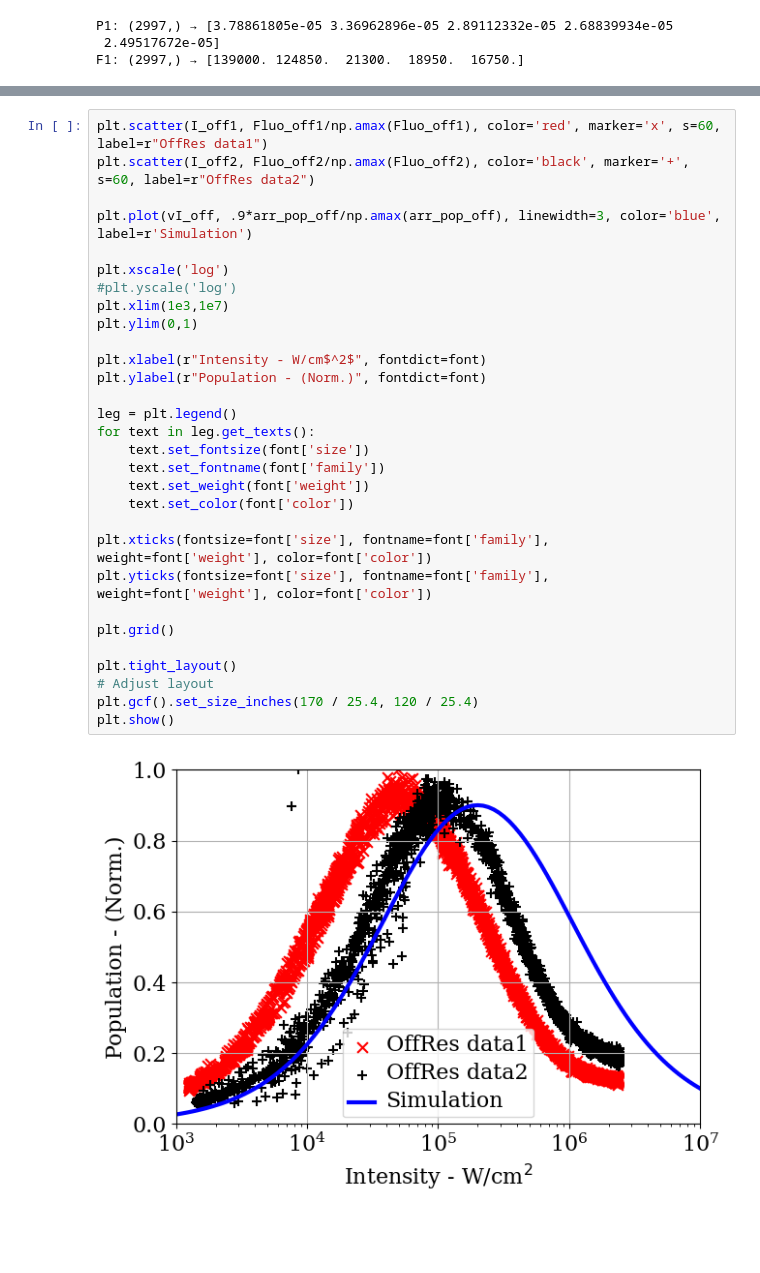
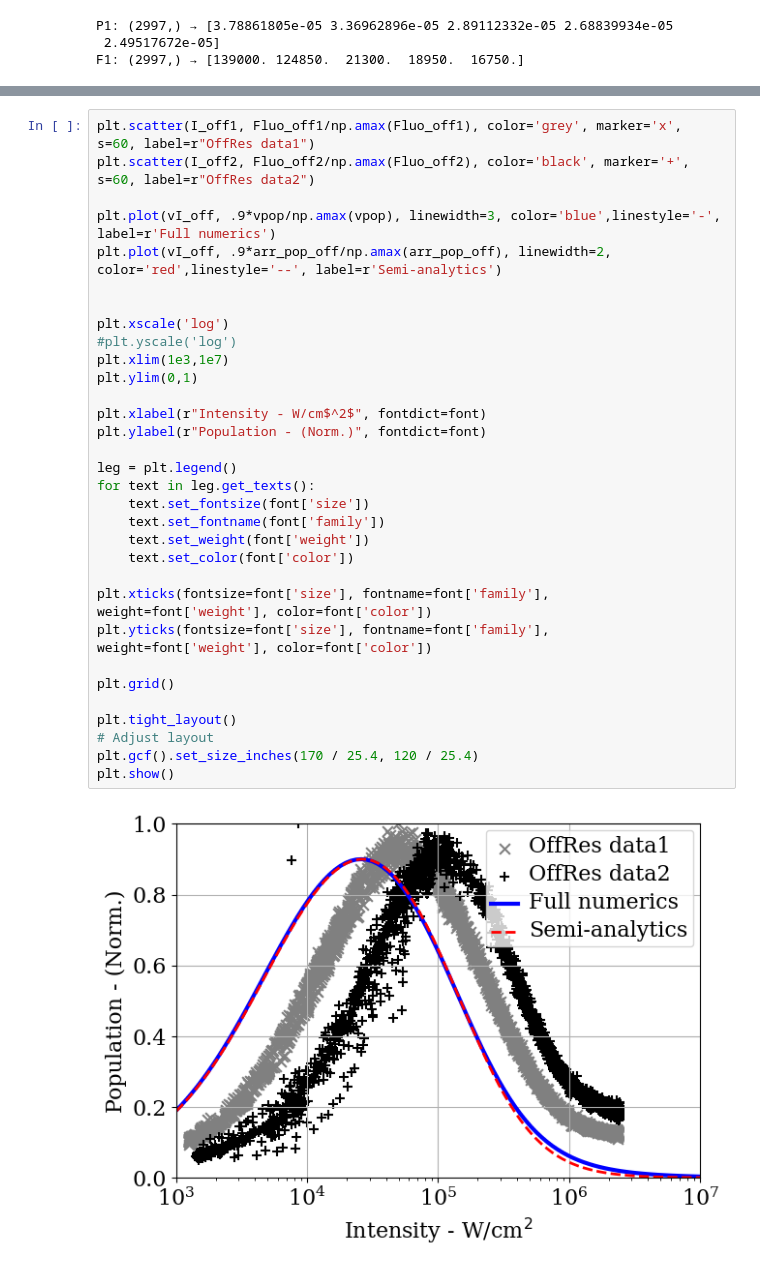
Before and after one commit to Daniele-PyBECTN/molecular_quantum_optics, a Jupyter notebook: Anomalous_saturation/modelling_on_data_analysis/analytical_power_scans.ipynb, the cells around one changed output, grey strips where cells are left out. Drawn from its saved outputs; the diff is of its cells as text; blank space fills up the shorter version.

```diff
--- a/Anomalous_saturation/modelling_on_data_analysis/analytical_power_scans.ipynb
+++ b/Anomalous_saturation/modelling_on_data_analysis/analytical_power_scans.ipynb
@@ -360,35 +396,37 @@ print(np.amax(arr_pop_off))
 # %%
-plt.scatter(I_off1, Fluo_off1/np.amax(Fluo_off1), color='red', marker='x', s=60, label=r"OffRes data1")
+plt.scatter(I_off1, Fluo_off1/np.amax(Fluo_off1), color='grey', marker='x', s=60, label=r"OffRes data1")
 plt.scatter(I_off2, Fluo_off2/np.amax(Fluo_off2), color='black', marker='+', s=60, label=r"OffRes data2")
 
-plt.plot(vI_off, .9*arr_pop_off/np.amax(arr_pop_off), linewidth=3, color='blue', label=r'Simulation')
+plt.plot(vI_off, .9*vpop/np.amax(vpop), linewidth=3, color='blue',linestyle='-', label=r'Full numerics')
+plt.plot(vI_off, .9*arr_pop_off/np.amax(arr_pop_off), linewidth=2, color='red',linestyle='--', label=r'Semi-analytics')
+
 
 plt.xscale('log')
 #plt.yscale('log')
 plt.xlim(1e3,1e7)
 plt.ylim(0,1)
 
 plt.xlabel(r"Intensity - W/cm$^2$", fontdict=font)
 plt.ylabel(r"Population - (Norm.)", fontdict=font)
 
 leg = plt.legend()
 for text in leg.get_texts():
     text.set_fontsize(font['size'])
     text.set_fontname(font['family'])
     text.set_weight(font['weight'])
     text.set_color(font['color'])
 
 plt.xticks(fontsize=font['size'], fontname=font['family'], weight=font['weight'], color=font['color'])
 plt.yticks(fontsize=font['size'], fontname=font['family'], weight=font['weight'], color=font['color'])
 
 plt.grid()
 
 plt.tight_layout()
 # Adjust layout
 plt.gcf().set_size_inches(170 / 25.4, 120 / 25.4)
 plt.show()
 # %% [output]
-[figure, old version]
+[figure, new version]
 # %%
 sat_off1 = np.amax(arr_pop_off)
 S_off1 = sat_off1*Fluo_off1/np.amax(Fluo_off1) / (1.-sat_off1*Fluo_off1/np.amax(Fluo_off1))
```
Also changed, not shown: parts of 5 cells of this notebook, 8 other files.
